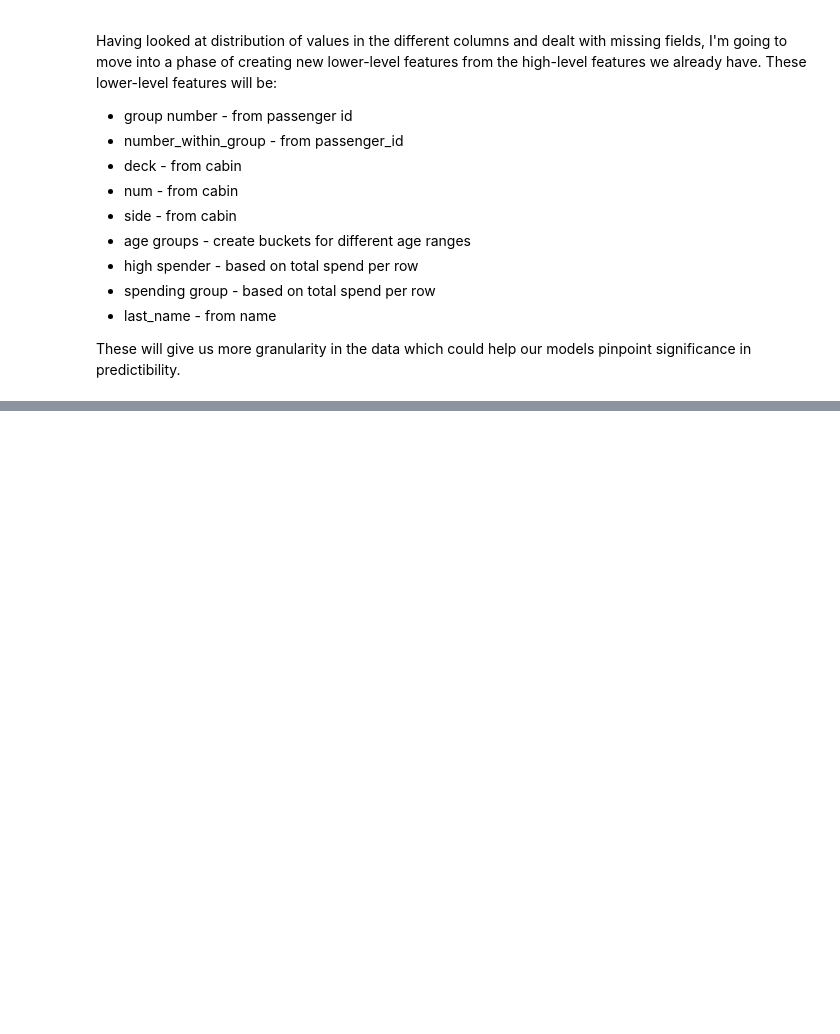
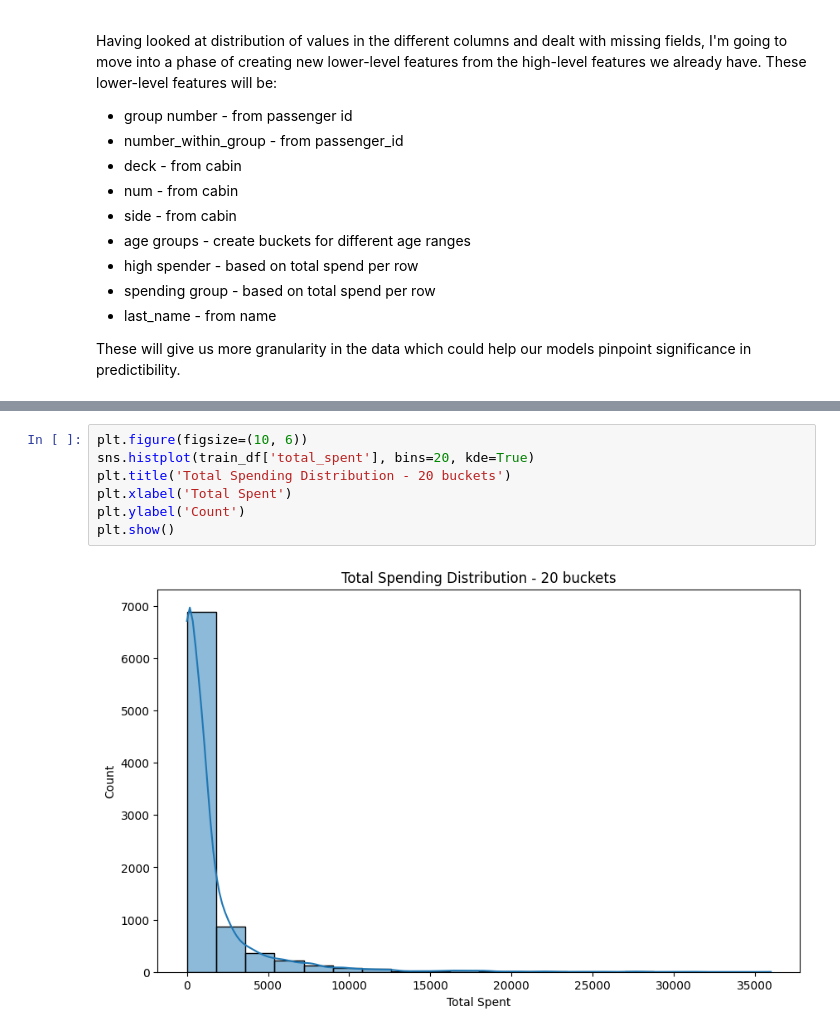
Before and after one commit to JosephSchambach/Kaggle-SpaceShip-Titanic-Competition, a Jupyter notebook: spaceship_titanic.ipynb, the cells around one changed output, grey strips where cells are left out. Cells and saved outputs as stored; diff of their text form; blank space fills up the shorter version.

```diff
--- a/spaceship_titanic.ipynb
+++ b/spaceship_titanic.ipynb
@@ -251,0 +307,9 @@ These will give us more granularity in the data which could help our models pinp
+# %%
+plt.figure(figsize=(10, 6))
+sns.histplot(train_df['total_spent'], bins=20, kde=True)
+plt.title('Total Spending Distribution - 20 buckets')
+plt.xlabel('Total Spent')
+plt.ylabel('Count')
+plt.show()
+# %% [output]
+[figure, added]
```
Also changed, not shown: parts of 42 cells of this notebook.
